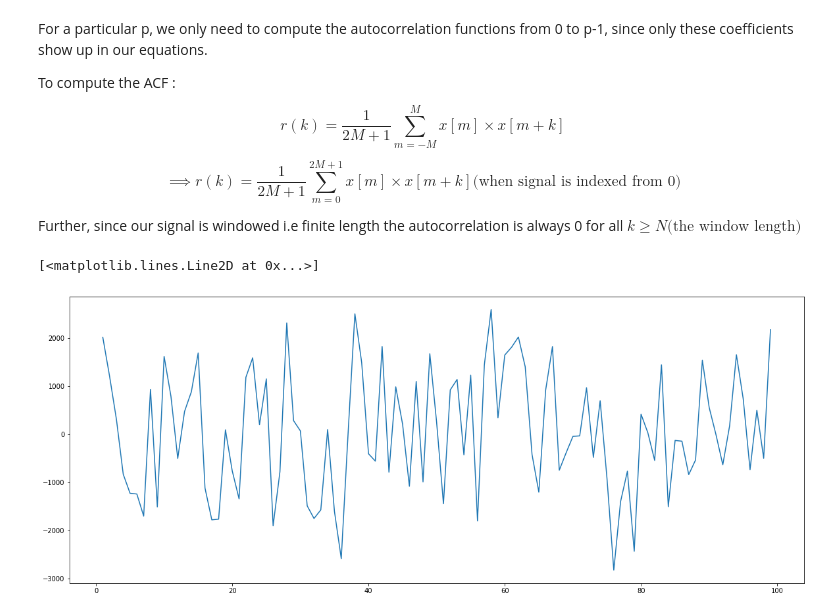
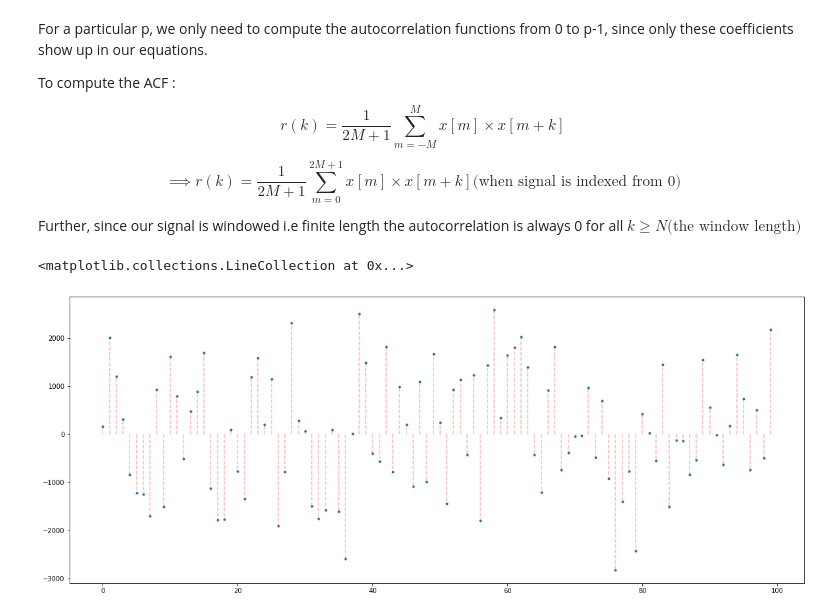
Before and after one commit to Rohit01-zoey/EE679, a Jupyter notebook: CompAssg2/Code.ipynb, the cells around one changed output. Drawn from its saved outputs; the diff is of its cells as text; code cells hidden in the pictures.

```diff
--- a/CompAssg2/Code.ipynb
+++ b/CompAssg2/Code.ipynb
@@ -73,10 +73,11 @@ def computeACF(signal, lag):
     #padding the signal till twice the length since the signal is finite
     return (1/len(signal))*(np.sum(np.pad(signal, (0, 3*len(signal)), 'constant')*np.pad(signal, (lag, 3*len(signal)-lag), 'constant')))
 # %%
-k = [i for i in range(1, 100)]
-acf = [computeACF(signalToAnalyse, i) for i in range(1, 100)]
+k = [i for i in range(0, 100)]
+acf = [computeACF(signalToAnalyse, i) for i in range(0, 100)]
 plt.figure(figsize = (20, 8))
-plt.plot(k, acf)
+plt.plot(k, acf,'.')
+plt.vlines(k, 0, acf, color='r', linestyles='--', alpha = 0.3)
 # %% [output]
-[<matplotlib.lines.Line2D at 0x...>]
+<matplotlib.collections.LineCollection at 0x...>
-[figure, old version]
+[figure, new version]
```
Also changed, not shown: parts of 9 cells of this notebook.
